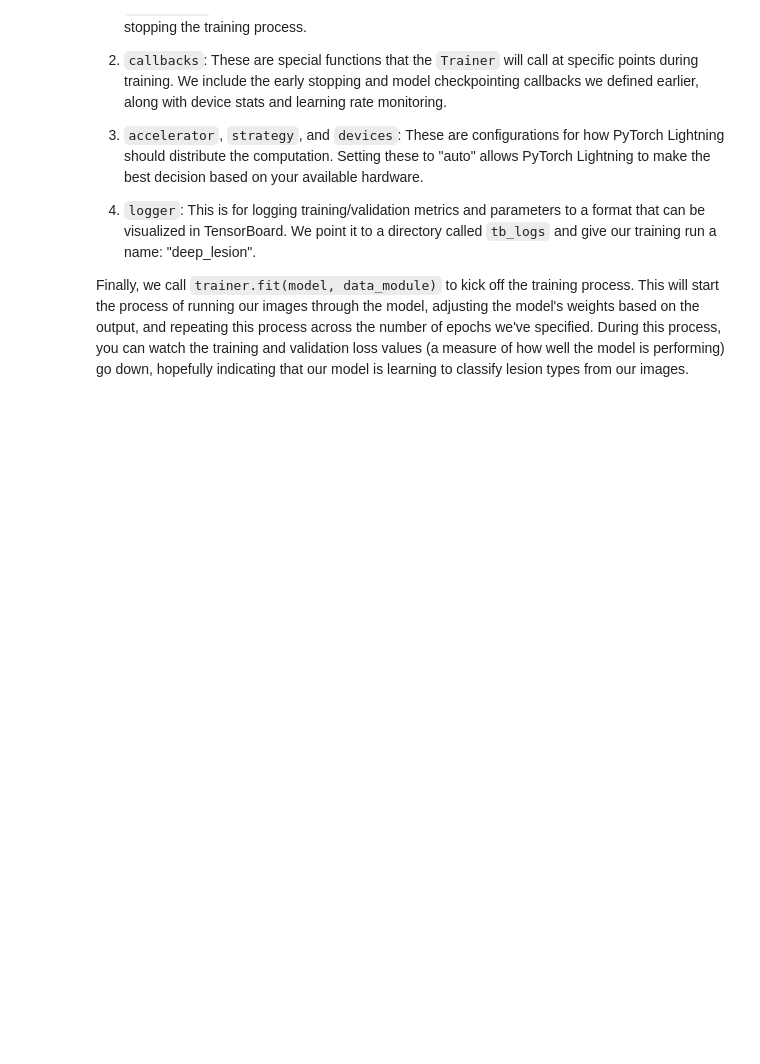
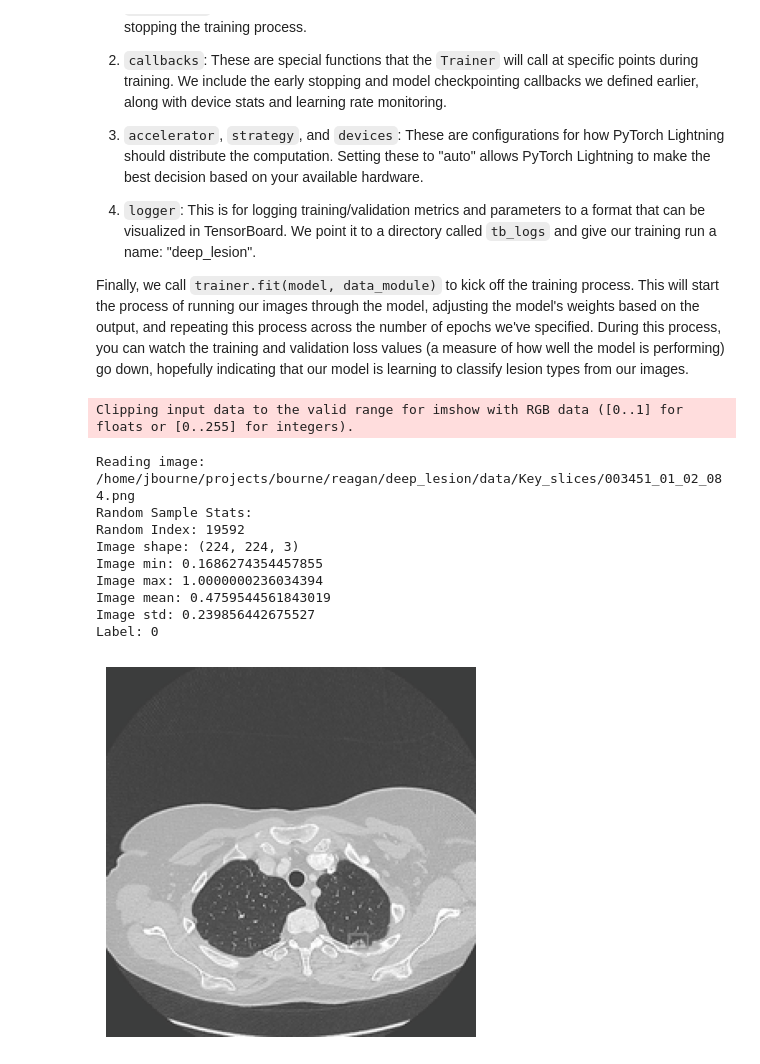
Before and after one commit to JakeFAU/DeepLesion, a Jupyter notebook: transfer_learning.ipynb, the cells around one changed output. Saved outputs shown, nothing was run; the diff lists cells and outputs as text; code cells hidden in the pictures; blank space fills up the shorter version.

```diff
--- a/transfer_learning.ipynb
+++ b/transfer_learning.ipynb
@@ -351,19 +384,25 @@ class DeepLesionDataModule(pl.LightningDataModule):
         # Instantiate the full dataset
         full_dataset = pd.read_csv(self.csv_path)
 
-        # Filter rows to create training and validation datasets based on the 'Train_Val_Test' column
+        # Filter rows to create training, validation and testing datasets based on the 'Train_Val_Test' column
         train_df = full_dataset[full_dataset['Train_Val_Test'] == 1]
         val_df = full_dataset[full_dataset['Train_Val_Test'] == 2]
+        test_df = full_dataset[full_dataset['Train_Val_Test'] == 3]
 
-        # Create the train and val datasets
+        # Create the train, val and test datasets
         self.train_dataset = DeepLesionDataset(self.data_dir, train_df, transform=self.transform)
         self.val_dataset = DeepLesionDataset(self.data_dir, val_df, transform=self.transform)
+        self.test_dataset = DeepLesionDataset(self.data_dir, test_df, transform=self.transform)
 
     def train_dataloader(self):
         return DataLoader(self.train_dataset, batch_size=self.batch_size, shuffle=True, num_workers=8)
 
     def val_dataloader(self):
         return DataLoader(self.val_dataset, batch_size=self.batch_size, num_workers=8)
+
+    def test_dataloader(self):
+        return DataLoader(self.test_dataset, batch_size=self.batch_size, num_workers=8)
+
 
 class To3Channels(object):
     """Convert a 1-channel grayscale image to a 3-channel image by duplicating the channel three times."""
@@ -373,7 +412,7 @@ class To3Channels(object):
 
 # Create the transform
 transformer = transforms.Compose([
-    transforms.Resize((IMAGE_SIZE, IMAGE_SIZE)),  # Resize images to 224x224
+    transforms.Resize((IMAGE_SIZE, IMAGE_SIZE), Image.LANCZOS),  # Resize images to 224x224
     transforms.ToTensor(),  # Convert image to PyTorch tensor
     To3Channels(),  # Expand to 3 channels
     transforms.Normalize(mean=IMAGENET_MEAN, std=IMAGENET_STD)  # Normalize with ImageNet mean and std
@@ -454,6 +493,40 @@ Next, we define a `Trainer` using PyTorch Lightning. This is where a lot of the
 4. `logger`: This is for logging training/validation metrics and parameters to a format that can be visualized in TensorBoard. We point it to a directory called `tb_logs` and give our training run a name: "deep_lesion".
 
 Finally, we call `trainer.fit(model, data_module)` to kick off the training process. This will start the process of running our images through the model, adjusting the model's weights based on the output, and repeating this process across the number of epochs we've specified. During this process, you can watch the training and validation loss values (a measure of how well the model is performing) go down, hopefully indicating that our model is learning to classify lesion types from our images.
+# %%
+# Select a random observation from the training dataset
+rand_idx = np.random.randint(len(data_module.train_dataset))
+image, label = data_module.train_dataset[rand_idx]
+
+# Convert the image back to a NumPy array
+image_np = image.numpy().transpose((1, 2, 0))  # CHW -> HWC
+image_np = (image_np * IMAGENET_STD) + IMAGENET_MEAN  # unnormalize
+
+print(f"Random Sample Stats:")
+print(f"Random Index: {rand_idx}")
+print(f"Image shape: {image_np.shape}")
+print(f"Image min: {image_np.min()}")
+print(f"Image max: {image_np.max()}")
+print(f"Image mean: {image_np.mean()}")
+print(f"Image std: {image_np.std()}")
+print(f"Label: {label}")
+
+# Display the image
+plt.imshow(image_np, cmap='gray')
+plt.axis('off')
+plt.show()
+# %% [output]
+Clipping input data to the valid range for imshow with RGB data ([0..1] for floats or [0..255] for integers).
+Reading image: /home/jbourne/projects/bourne/reagan/deep_lesion/data/Key_slices/003451_01_02_084.png
+Random Sample Stats:
+Random Index: 19592
+Image shape: (224, 224, 3)
+Image min: 0.1686274354457855
+Image max: 1.0000000236034394
+Image mean: 0.4759544561843019
+Image std: 0.239856442675527
+Label: 0
+[figure, added]
 # %%
 # Instantiate the model
 model = DeepLesionModel(num_classes=NUM_CLASSES, learning_rate=LEARNING_RATE)
```
Also changed, not shown: parts of 5 cells of this notebook.
